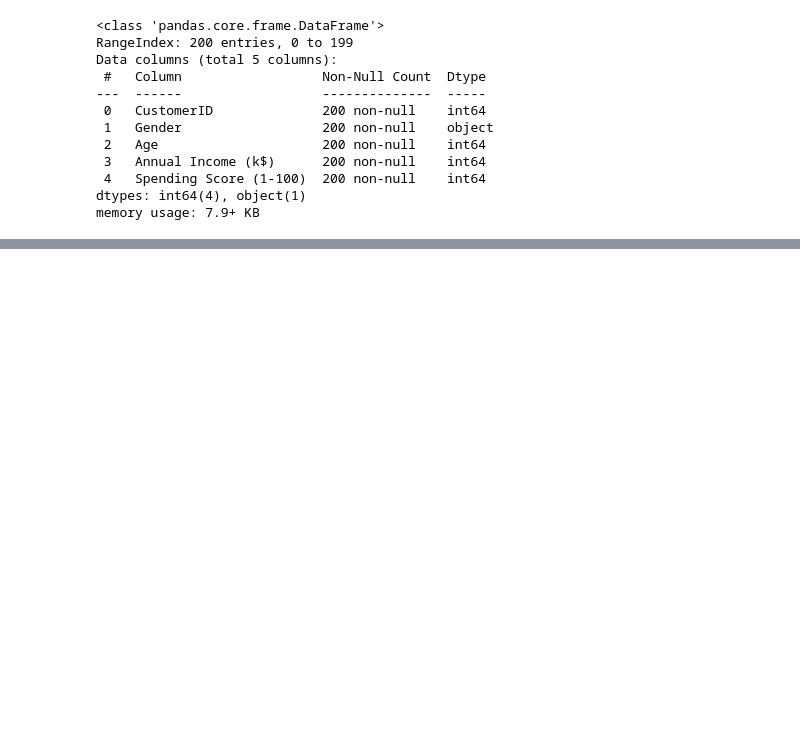
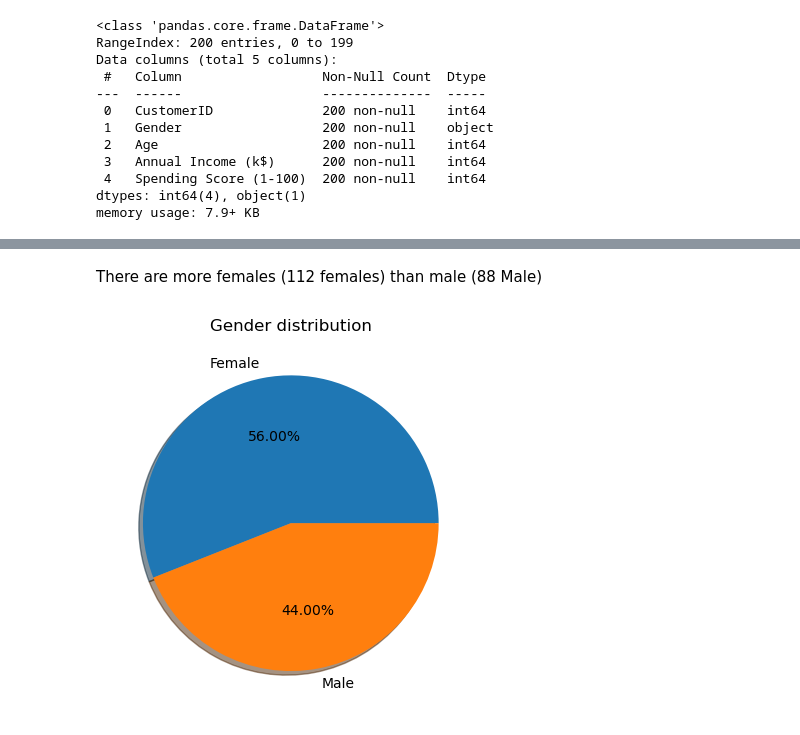
Before and after one commit to Gifted-Dev/customer-segmentation, a Jupyter notebook: notebooks/EDA.ipynb, the cells around one changed output, grey strips where cells are left out. Cells and saved outputs as stored; diff of their text form; code cells hidden in the pictures; blank space fills up the shorter version.

```diff
--- a/notebooks/EDA.ipynb
+++ b/notebooks/EDA.ipynb
@@ -46,0 +104,9 @@ memory usage: 7.9+ KB
+# %% [markdown]
+There are more females (112 females) than male (88 Male)
+# %%
+gender_counts.plot(kind='pie', autopct='%1.2f%%', shadow = True)
+plt.title('Gender distribution')
+plt.ylabel('')
+plt.show()
+# %% [output]
+[figure, added]
```
Also changed, not shown: parts of 22 cells of this notebook, 3 other files.
